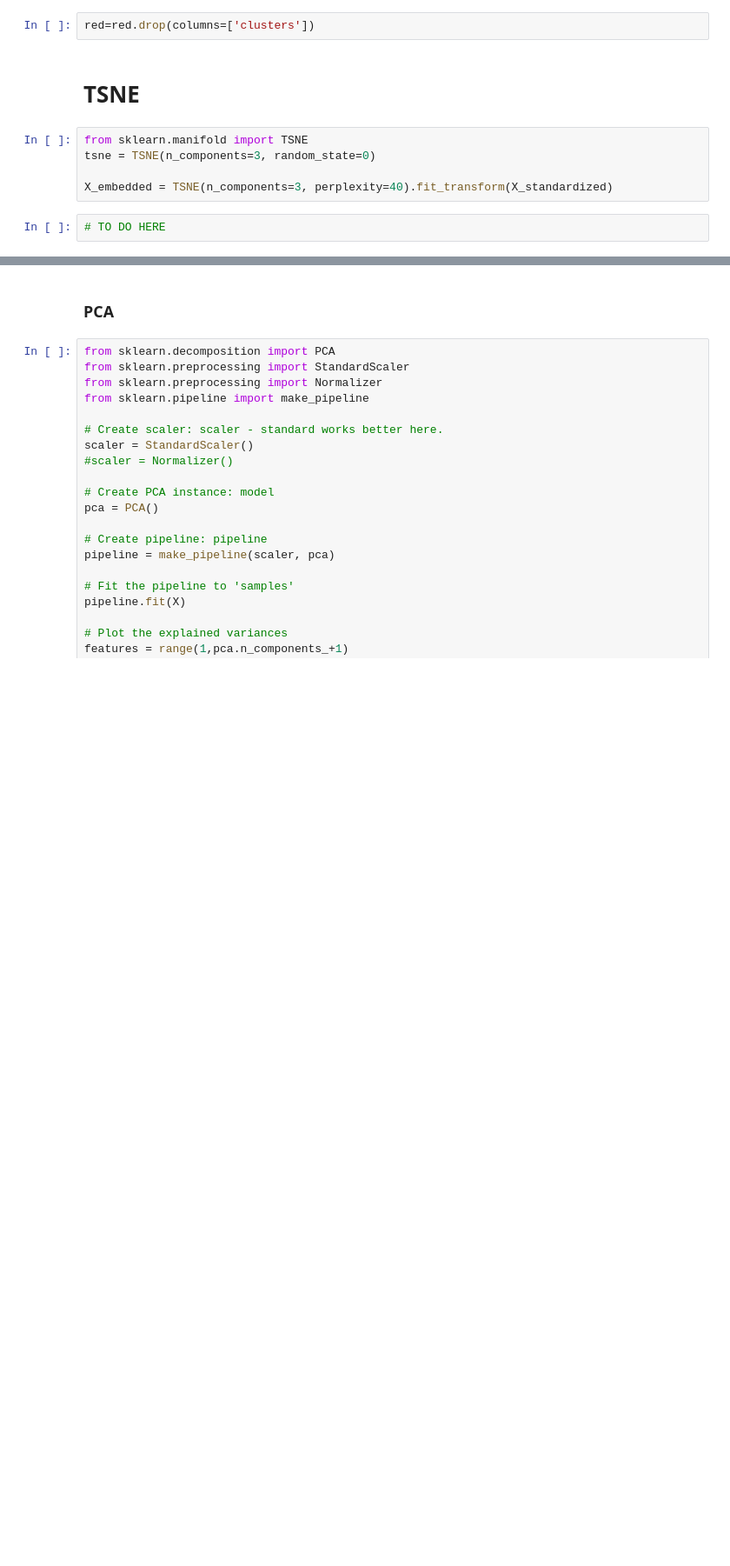
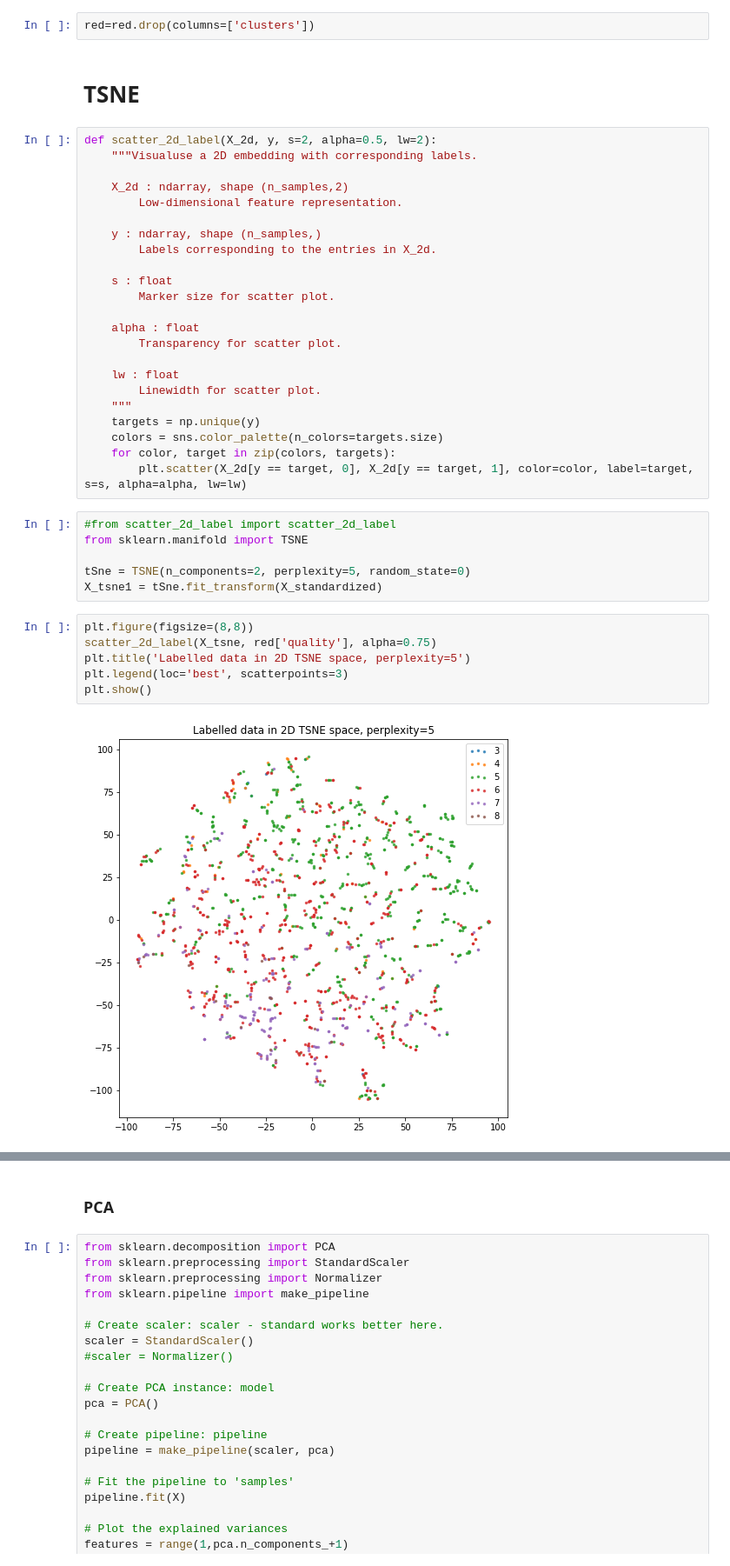
Before and after one commit to EffyFang/DataMining, a Jupyter notebook: winequality/Wine Quality Prediction Project 0825.ipynb, the cells around one changed output, grey strips where cells are left out. Shown at 87% size. Cells and saved outputs as stored; diff of their text form; blank space fills up the shorter version.

```diff
--- a/winequality/Wine Quality Prediction Project 0825.ipynb
+++ b/winequality/Wine Quality Prediction Project 0825.ipynb
@@ -565,10 +618,40 @@ red[red['clusters']==5].head()
 red=red.drop(columns=['clusters'])
 # %% [markdown]
 # TSNE
+# %%
+def scatter_2d_label(X_2d, y, s=2, alpha=0.5, lw=2):
+    """Visualuse a 2D embedding with corresponding labels.
+
+    X_2d : ndarray, shape (n_samples,2)
+        Low-dimensional feature representation.
+
+    y : ndarray, shape (n_samples,)
+        Labels corresponding to the entries in X_2d.
+
+    s : float
+        Marker size for scatter plot.
+
+    alpha : float
+        Transparency for scatter plot.
+
+    lw : float
+        Linewidth for scatter plot.
+    """
+    targets = np.unique(y)
+    colors = sns.color_palette(n_colors=targets.size)
+    for color, target in zip(colors, targets):
+        plt.scatter(X_2d[y == target, 0], X_2d[y == target, 1], color=color, label=target, s=s, alpha=alpha, lw=lw)
 # %%
+#from scatter_2d_label import scatter_2d_label
 from sklearn.manifold import TSNE
-tsne = TSNE(n_components=3, random_state=0)
 
-X_embedded = TSNE(n_components=3, perplexity=40).fit_transform(X_standardized)
+tSne = TSNE(n_components=2, perplexity=5, random_state=0)
+X_tsne1 = tSne.fit_transform(X_standardized)
-# %%
-# TO DO HERE
+# %%
+plt.figure(figsize=(8,8))
+scatter_2d_label(X_tsne, red['quality'], alpha=0.75)
+plt.title('Labelled data in 2D TSNE space, perplexity=5')
+plt.legend(loc='best', scatterpoints=3)
+plt.show()
+# %% [output]
+[figure, added]
```
Also changed, not shown: parts of 22 cells of this notebook, 3 other files.
